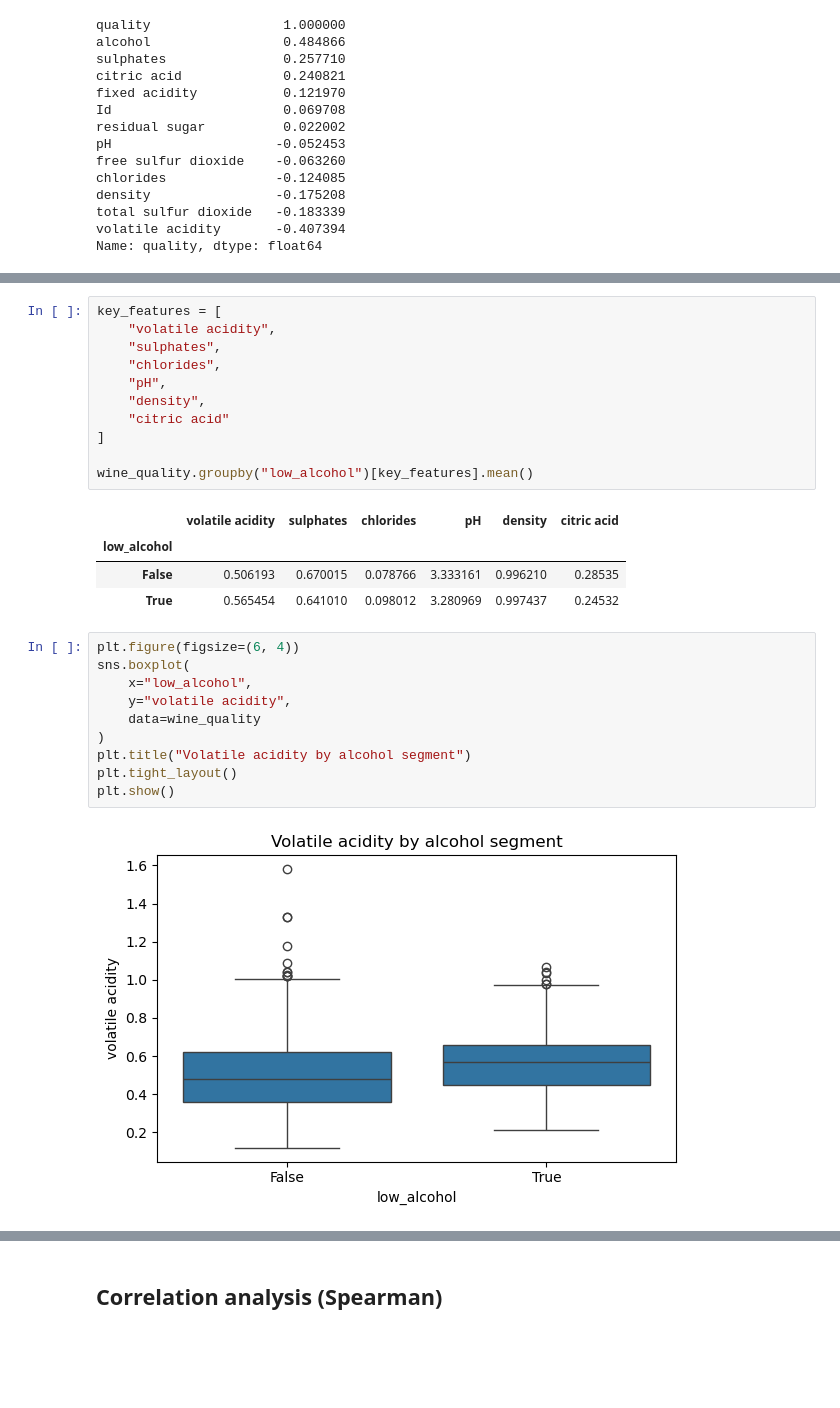
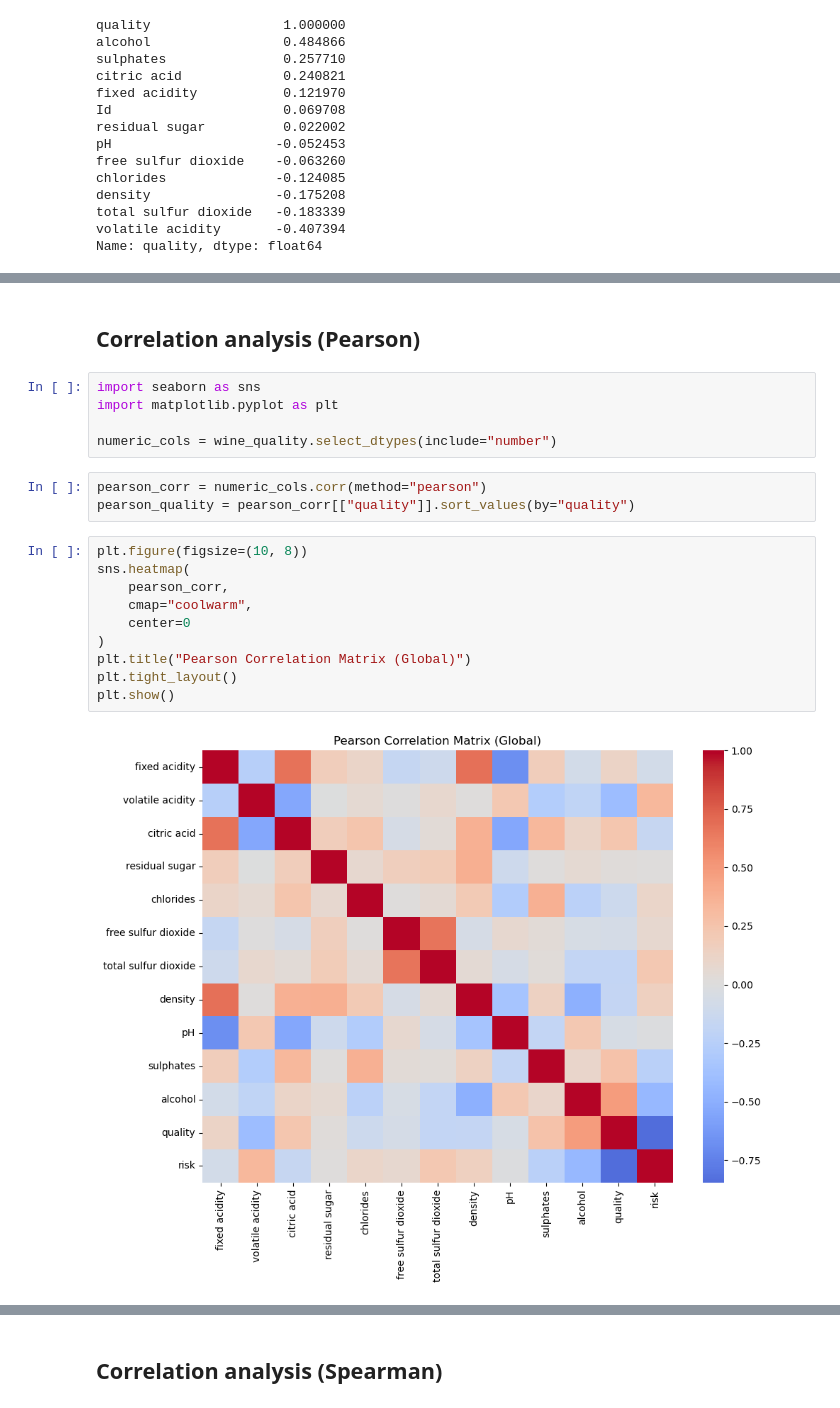
Before and after one commit to Martukigl/wine-analysis-project, a Jupyter notebook: notebooks/01_wine_quality_EDA.ipynb, the cells around one changed output, grey strips where cells are left out. Drawn from its saved outputs; the diff is of its cells as text; blank space fills up the shorter version.

```diff
--- a/notebooks/01_wine_quality_EDA.ipynb
+++ b/notebooks/01_wine_quality_EDA.ipynb
@@ -344,29 +119,23 @@ plt.show()
-# %%
-key_features = [
-    "volatile acidity",
-    "sulphates",
-    "chlorides",
-    "pH",
-    "density",
-    "citric acid"
-]
-
-wine_quality.groupby("low_alcohol")[key_features].mean()
-# %% [output]
-|  | volatile acidity | sulphates | chlorides | pH | density | citric acid |
-| low_alcohol |  |  |  |  |  |  |
-| False | 0.506193 | 0.670015 | 0.078766 | 3.333161 | 0.996210 | 0.28535 |
-| True | 0.565454 | 0.641010 | 0.098012 | 3.280969 | 0.997437 | 0.24532 |
-# %%
-plt.figure(figsize=(6, 4))
-sns.boxplot(
-    x="low_alcohol",
-    y="volatile acidity",
-    data=wine_quality
-)
-plt.title("Volatile acidity by alcohol segment")
-plt.tight_layout()
-plt.show()
-# %% [output]
-[figure, removed]
+# %% [markdown]
+## Correlation analysis (Pearson)
+# %%
+import seaborn as sns
+import matplotlib.pyplot as plt
+
+numeric_cols = wine_quality.select_dtypes(include="number")
+# %%
+pearson_corr = numeric_cols.corr(method="pearson")
+pearson_quality = pearson_corr[["quality"]].sort_values(by="quality")
+# %%
+plt.figure(figsize=(10, 8))
+sns.heatmap(
+    pearson_corr,
+    cmap="coolwarm",
+    center=0
+)
+plt.title("Pearson Correlation Matrix (Global)")
+plt.tight_layout()
+plt.show()
+# %% [output]
+[figure, added]
 # %%
```
Also changed, not shown: parts of 30 cells of this notebook.
